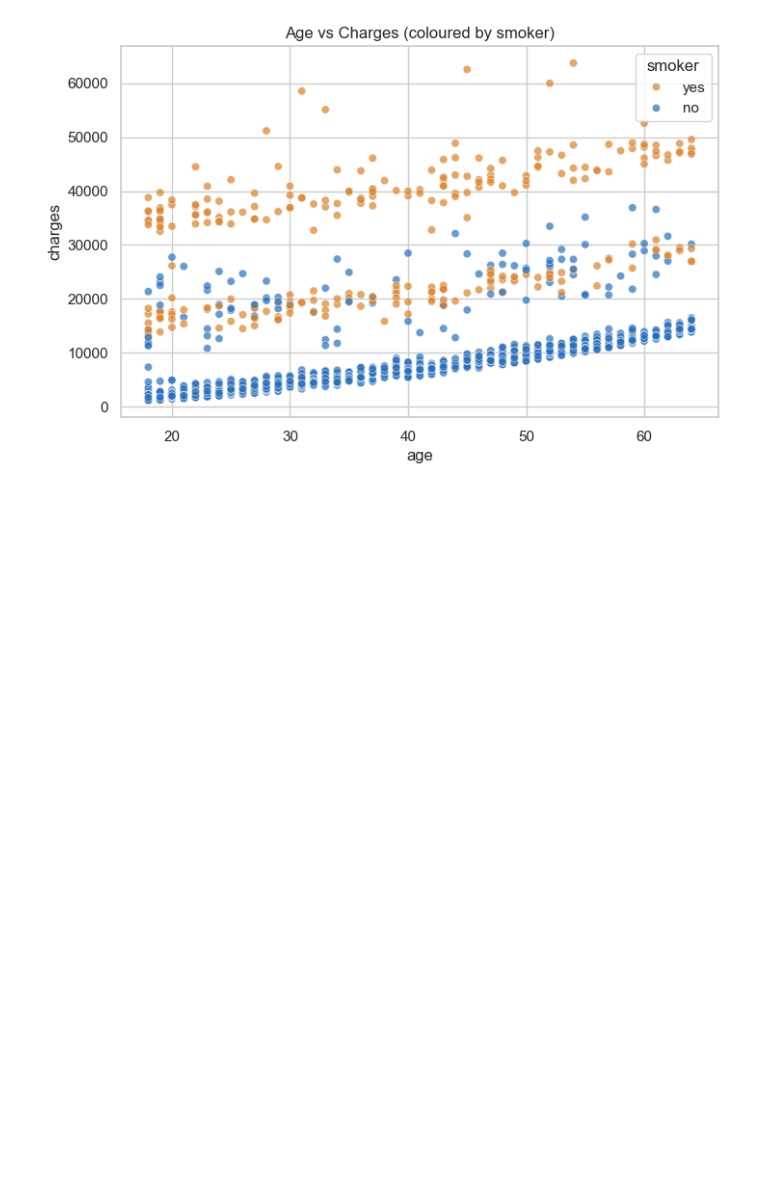
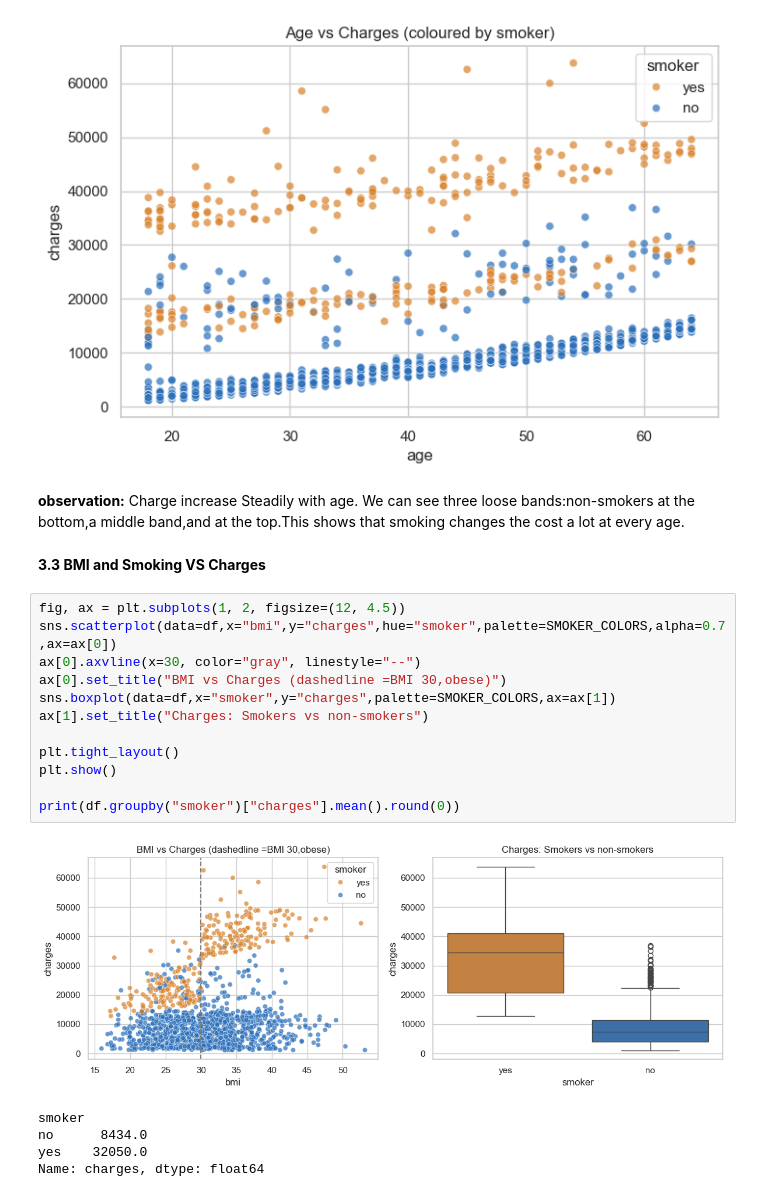
Before and after one commit to prince63aj/Medical_Insurance_Cost_Prediction, a Jupyter notebook: Analysis.ipynb, the cells around one changed output. Drawn from its saved outputs; the diff is of its cells as text; blank space fills up the shorter version.

Commit message:
Analysis the dataset to understand the relationship between age, charges, and smoking status.     # Please enter the commit message for your changes. Lines starting

```diff
--- a/Analysis.ipynb
+++ b/Analysis.ipynb
@@ -106,3 +106,25 @@ plt.title("Age vs Charges (coloured by smoker)")
 plt.show()
 # %% [output]
 [figure]
+# %% [markdown]
+**observation:** Charge increase Steadily with age. We can see three loose bands:non-smokers at the bottom,a middle band,and at the top.This shows that smoking changes the cost a lot at every age.
+# %% [markdown]
+ **3.3 BMI and Smoking VS Charges**
+# %%
+fig, ax = plt.subplots(1, 2, figsize=(12, 4.5))
+sns.scatterplot(data=df,x="bmi",y="charges",hue="smoker",palette=SMOKER_COLORS,alpha=0.7,ax=ax[0])
+ax[0].axvline(x=30, color="gray", linestyle="--")
+ax[0].set_title("BMI vs Charges (dashedline =BMI 30,obese)")
+sns.boxplot(data=df,x="smoker",y="charges",palette=SMOKER_COLORS,ax=ax[1])
+ax[1].set_title("Charges: Smokers vs non-smokers")
+
+plt.tight_layout()
+plt.show()
+
+print(df.groupby("smoker")["charges"].mean().round(0))
+# %% [output]
+[figure, added]
+smoker
+no      8434.0
+yes    32050.0
+Name: charges, dtype: float64
```
Also changed, not shown: parts of 1 cell of this notebook.
